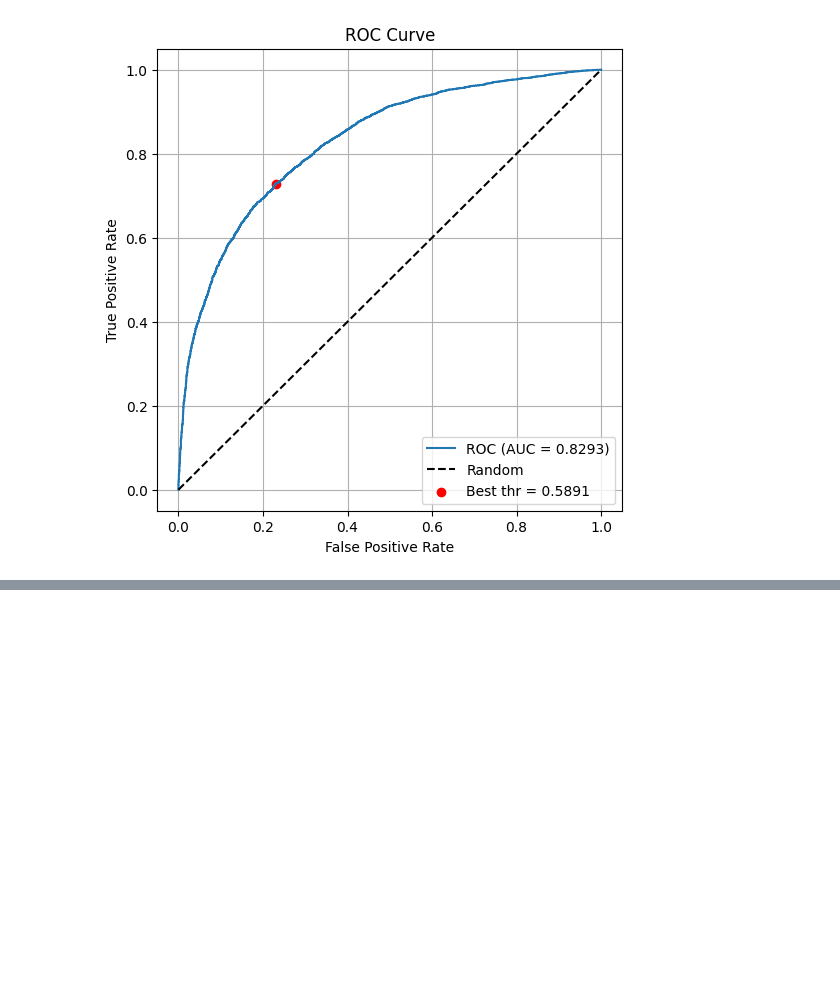
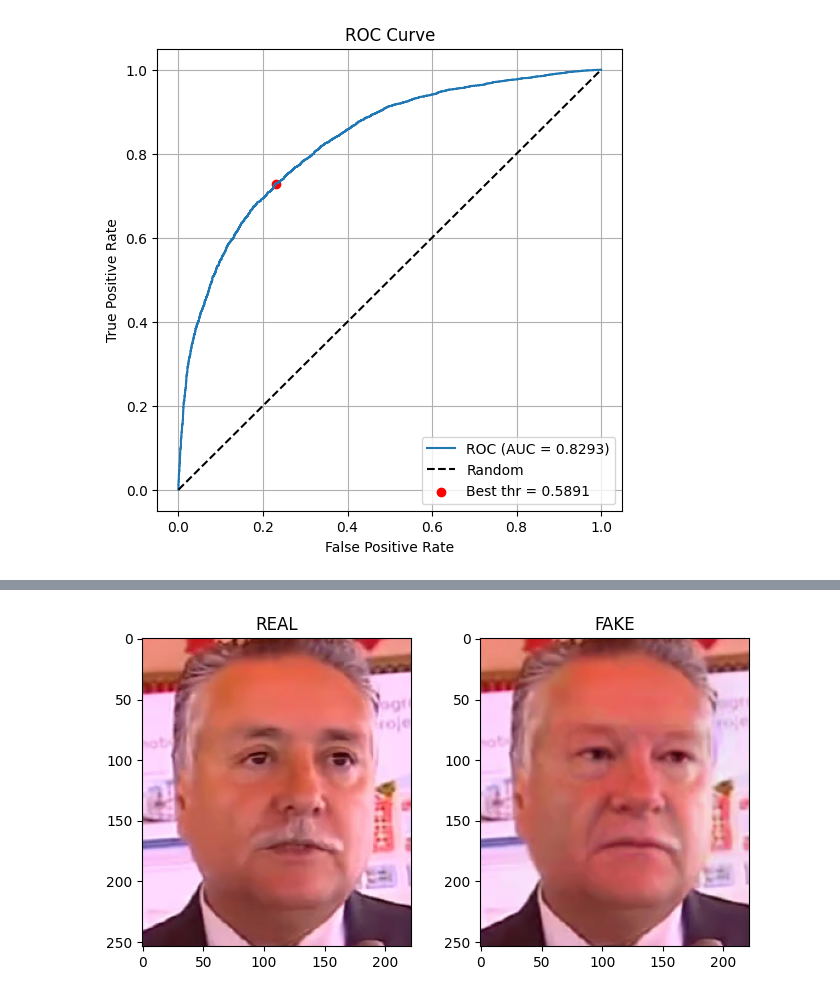
Before and after one commit to phamlinh2111/KLTN, a Jupyter notebook: Video_prediction.ipynb, the cells around one changed output, grey strips where cells are left out. Drawn from its saved outputs; the diff is of its cells as text; code cells hidden in the pictures; blank space fills up the shorter version.

```diff
--- a/Video_prediction.ipynb
+++ b/Video_prediction.ipynb
@@ -143 +212,15 @@ Average score for FAKE video: 0.8248 --> Predicted: FAKE
 [figure]
+# %%
+vid_real_faces_2 = face_extractor.process_video('/content/drive/MyDrive/KLTN/datasets/original_sequences/youtube/c23/videos/027.mp4')
+vid_fake_faces_2 = face_extractor.process_video('/content/drive/MyDrive/KLTN/datasets/manipulated_sequences/FaceShifter/c23/videos/027_009.mp4')
+im_real_face_2 = vid_real_faces_2[0]['faces'][0]
+im_fake_face_2 = vid_fake_faces_2[0]['faces'][0]
+fig,ax = plt.subplots(1,2,figsize=(8,4))
+
+ax[0].imshow(im_real_face_2)
+ax[0].set_title('REAL')
+
+ax[1].imshow(im_fake_face_2)
+ax[1].set_title('FAKE');
+# %% [output]
+[figure, added]
```
Also changed, not shown: parts of 12 cells of this notebook, 9 other files.
